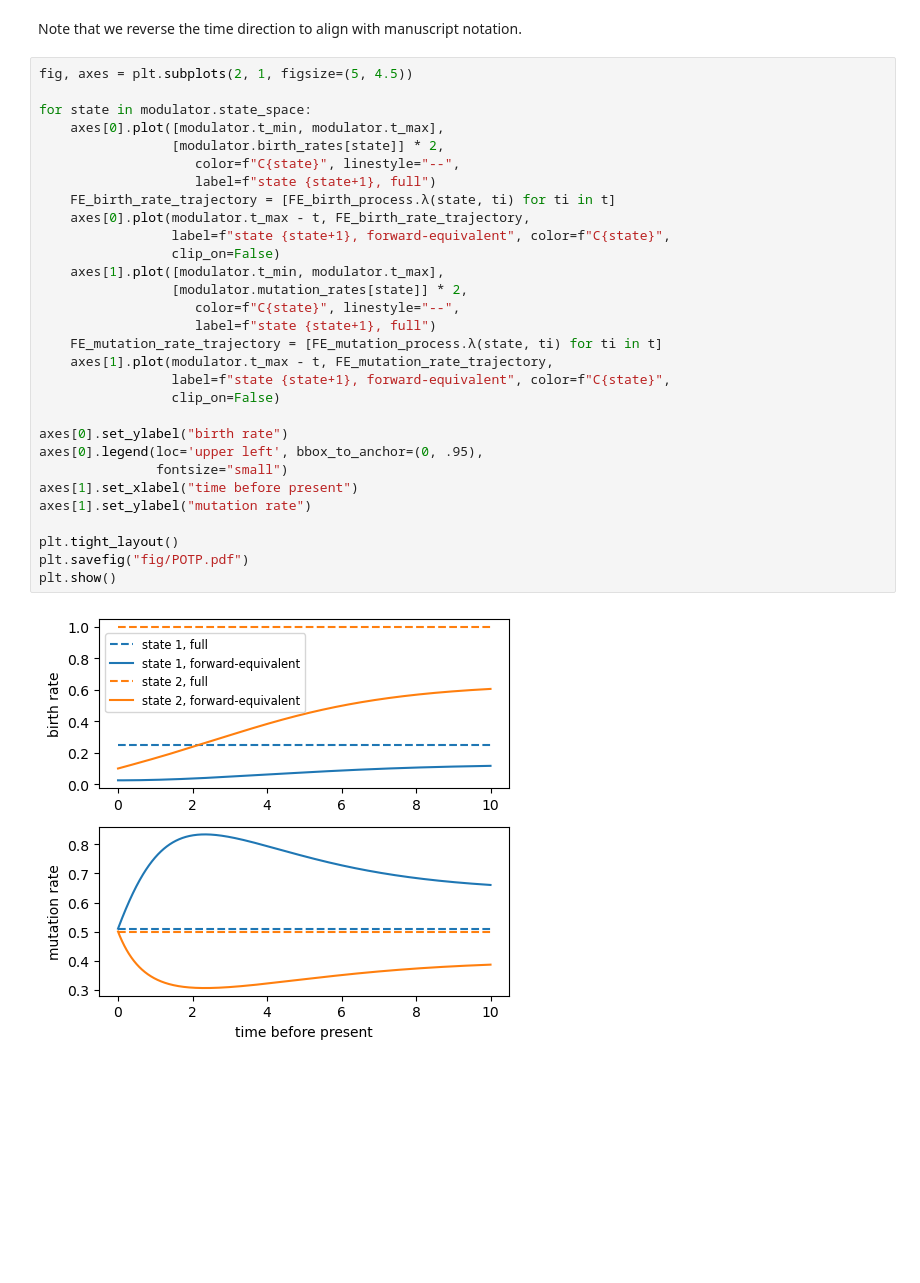
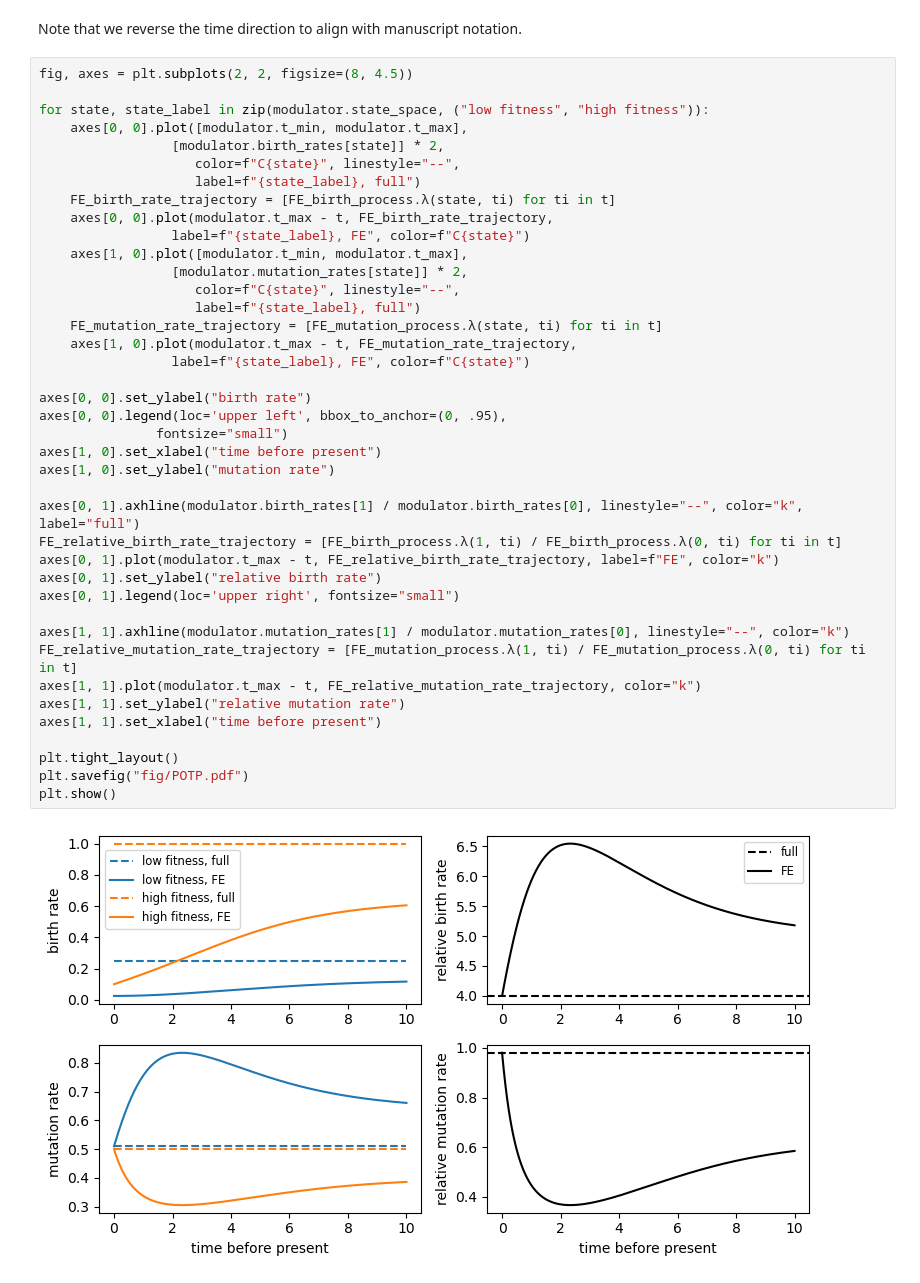
Before and after one commit to songlab-cal/forward-equivalent-trees, a Jupyter notebook: notebooks/modulation_plots.ipynb, the cells around one changed output. Saved outputs shown, nothing was run; the diff lists cells and outputs as text; blank space fills up the shorter version.

Commit message:
plot additions suggested by MC

```diff
--- a/notebooks/modulation_plots.ipynb
+++ b/notebooks/modulation_plots.ipynb
@@ -32,34 +32,44 @@ t = np.arange(modulator.t_min, modulator.t_max + modulator.dt, modulator.dt)
 # %% [markdown]
 Note that we reverse the time direction to align with manuscript notation.
 # %%
-fig, axes = plt.subplots(2, 1, figsize=(5, 4.5))
+fig, axes = plt.subplots(2, 2, figsize=(8, 4.5))
 
-for state in modulator.state_space:
-    axes[0].plot([modulator.t_min, modulator.t_max],
+for state, state_label in zip(modulator.state_space, ("low fitness", "high fitness")):
+    axes[0, 0].plot([modulator.t_min, modulator.t_max],
                  [modulator.birth_rates[state]] * 2,
                     color=f"C{state}", linestyle="--",
-                    label=f"state {state+1}, full")
+                    label=f"{state_label}, full")
     FE_birth_rate_trajectory = [FE_birth_process.λ(state, ti) for ti in t]
-    axes[0].plot(modulator.t_max - t, FE_birth_rate_trajectory,
-                 label=f"state {state+1}, forward-equivalent", color=f"C{state}",
-                 clip_on=False)
-    axes[1].plot([modulator.t_min, modulator.t_max],
+    axes[0, 0].plot(modulator.t_max - t, FE_birth_rate_trajectory,
+                 label=f"{state_label}, FE", color=f"C{state}")
+    axes[1, 0].plot([modulator.t_min, modulator.t_max],
                  [modulator.mutation_rates[state]] * 2,
                     color=f"C{state}", linestyle="--",
-                    label=f"state {state+1}, full")
+                    label=f"{state_label}, full")
     FE_mutation_rate_trajectory = [FE_mutation_process.λ(state, ti) for ti in t]
-    axes[1].plot(modulator.t_max - t, FE_mutation_rate_trajectory,
-                 label=f"state {state+1}, forward-equivalent", color=f"C{state}",
-                 clip_on=False)
+    axes[1, 0].plot(modulator.t_max - t, FE_mutation_rate_trajectory,
+                 label=f"{state_label}, FE", color=f"C{state}")
 
-axes[0].set_ylabel("birth rate")
-axes[0].legend(loc='upper left', bbox_to_anchor=(0, .95),
+axes[0, 0].set_ylabel("birth rate")
+axes[0, 0].legend(loc='upper left', bbox_to_anchor=(0, .95),
                fontsize="small")
-axes[1].set_xlabel("time before present")
-axes[1].set_ylabel("mutation rate")
+axes[1, 0].set_xlabel("time before present")
+axes[1, 0].set_ylabel("mutation rate")
+
+axes[0, 1].axhline(modulator.birth_rates[1] / modulator.birth_rates[0], linestyle="--", color="k", label="full")
+FE_relative_birth_rate_trajectory = [FE_birth_process.λ(1, ti) / FE_birth_process.λ(0, ti) for ti in t]
+axes[0, 1].plot(modulator.t_max - t, FE_relative_birth_rate_trajectory, label=f"FE", color="k")
+axes[0, 1].set_ylabel("relative birth rate")
+axes[0, 1].legend(loc='upper right', fontsize="small")
+
+axes[1, 1].axhline(modulator.mutation_rates[1] / modulator.mutation_rates[0], linestyle="--", color="k")
+FE_relative_mutation_rate_trajectory = [FE_mutation_process.λ(1, ti) / FE_mutation_process.λ(0, ti) for ti in t]
+axes[1, 1].plot(modulator.t_max - t, FE_relative_mutation_rate_trajectory, color="k")
+axes[1, 1].set_ylabel("relative mutation rate")
+axes[1, 1].set_xlabel("time before present")
 
 plt.tight_layout()
 plt.savefig("fig/POTP.pdf")
 plt.show()
 # %% [output]
-[figure, old version]
+[figure, new version]
```
